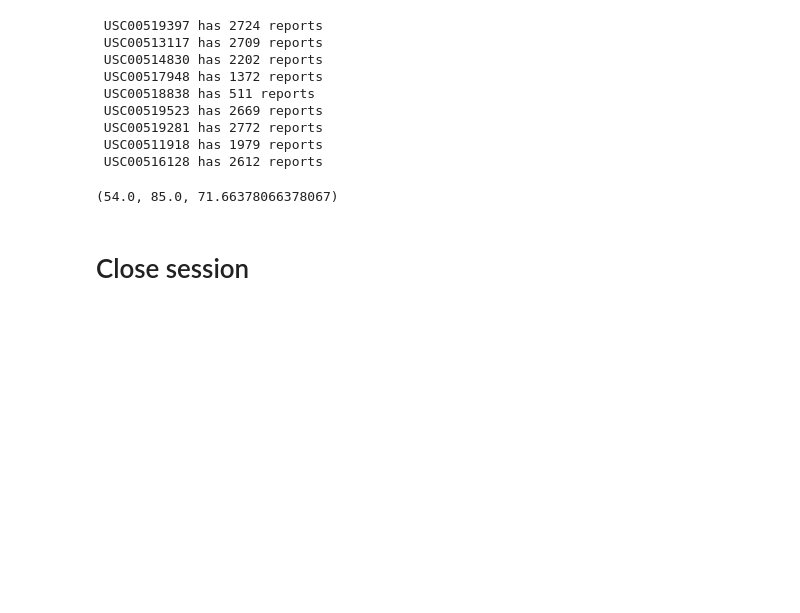
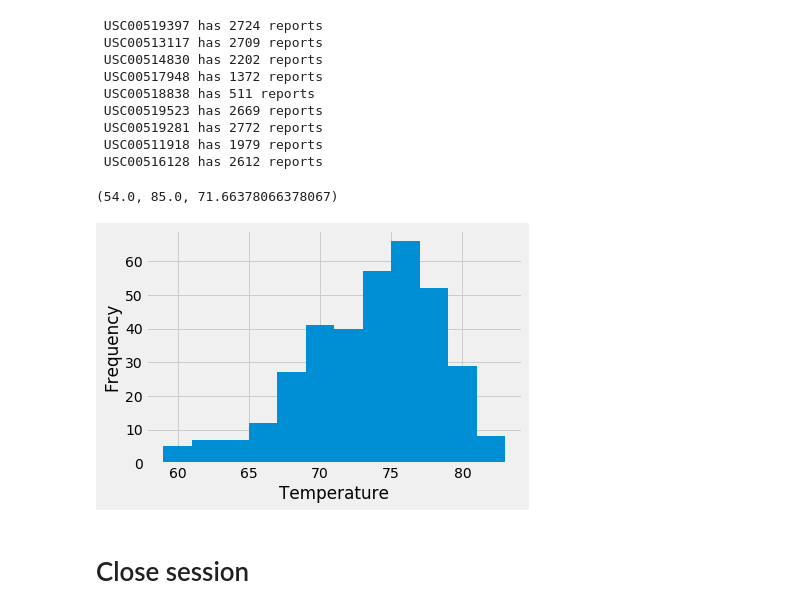
Before and after one commit to DeMaagdJ/SQLalchemy-challenge, a Jupyter notebook: Instructions/climate_starter.ipynb, the cells around one changed output. Drawn from its saved outputs; the diff is of its cells as text; code cells hidden in the pictures; blank space fills up the shorter version.

```diff
--- a/Instructions/climate_starter.ipynb
+++ b/Instructions/climate_starter.ipynb
@@ -184,6 +179,20 @@ data
 # %%
 # Using the most active station id
 # Query the last 12 months of temperature observation data for this station and plot the results as a histogram
+
+data_ = session.query(measurement.date, measurement.tobs).filter(measurement.station == "USC00519281").\
+filter(measurement.date > '2016-08-23').order_by(measurement.date.desc()).all()
+
+hist_df = pd.DataFrame(data_, columns= ['Date', 'tobs'])
+hist_df.set_index('Date', inplace=True)
+hist = hist_df.hist(bins=12)
+hist = hist[0]
+for x in hist:
+    x.set_title('')
+    x.set_xlabel('Temperature')
+    x.set_ylabel('Frequency')
+# %% [output]
+[figure, added]
 # %% [markdown]
 # Close session
 # %%
```
Also changed, not shown: parts of 5 cells of this notebook, 1 other file.
